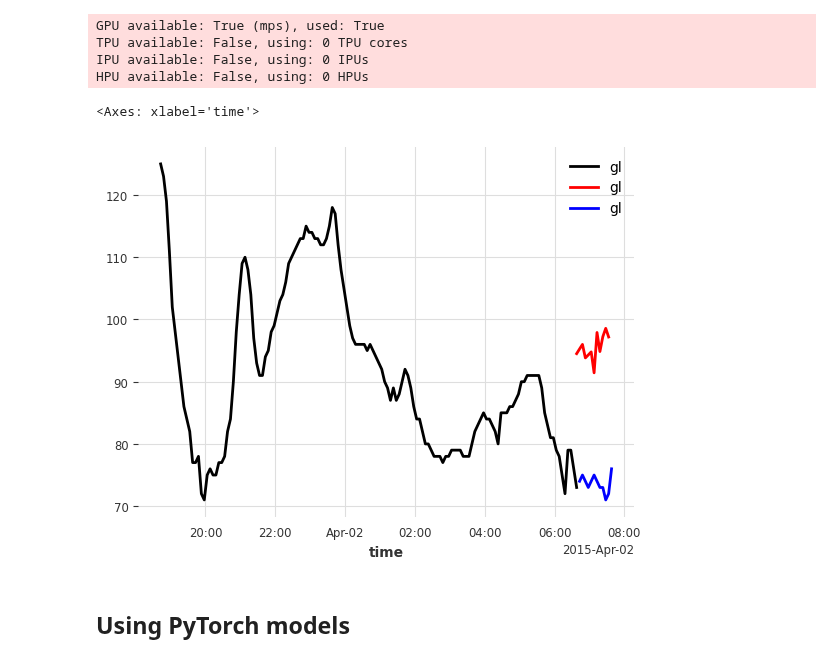
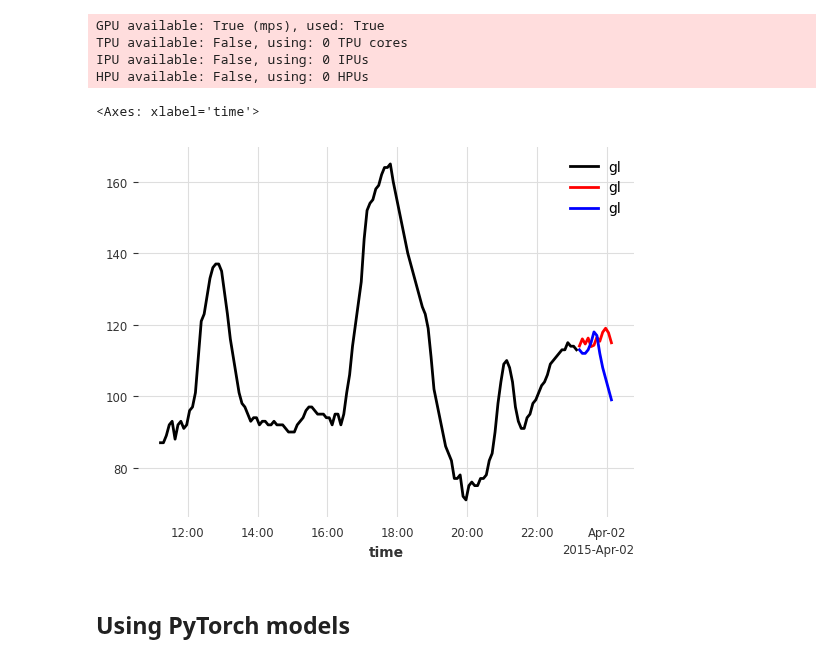
Before and after one commit to IrinaStatsLab/GlucoBench, a Jupyter notebook: example.ipynb, the cells around one changed output. Saved outputs shown, nothing was run; the diff lists cells and outputs as text; code cells hidden in the pictures.

```diff
--- a/example.ipynb
+++ b/example.ipynb
@@ -359,12 +320,12 @@ forecasts = scalers['target'].inverse_transform(forecasts)
 trues = scalers['target'].inverse_transform(trues)
 inputs = scalers['target'].inverse_transform(inputs)
 # %%
-inputs[90].plot(color='black')
-forecasts[90].plot(color='red')
-trues[90].plot(color='blue')
+inputs[0].plot(color='black')
+forecasts[0].plot(color='red')
+trues[0].plot(color='blue')
 # %% [output]
 <Axes: xlabel='time'>
-[figure, old version]
+[figure, new version]
 # %% [markdown]
 ## Using PyTorch models
 # %% [markdown]
```
Also changed, not shown: parts of 5 cells of this notebook.
